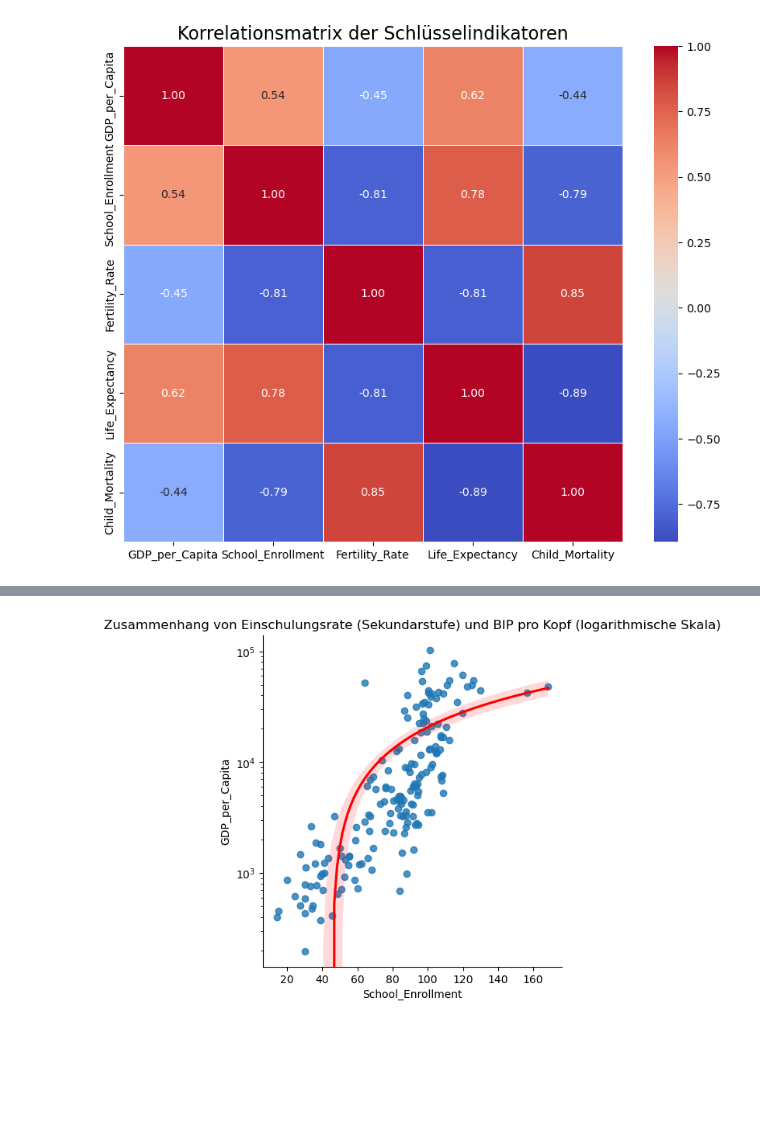
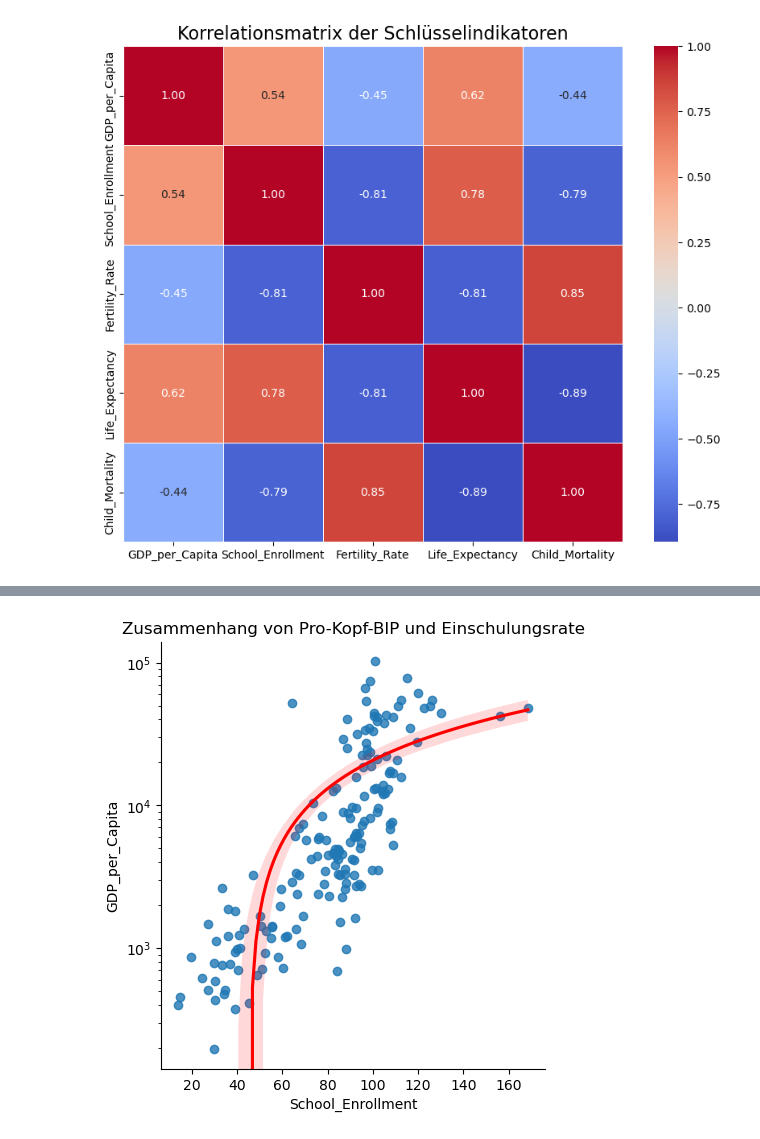
Before and after one commit to sandrosimmeth/DLBDBSC01, a Jupyter notebook: DLBDBSC01.ipynb, the cells around one changed output, grey strips where cells are left out. Cells and saved outputs as stored; diff of their text form; code cells hidden in the pictures; blank space fills up the shorter version.

```diff
--- a/DLBDBSC01.ipynb
+++ b/DLBDBSC01.ipynb
@@ -350,15 +350,15 @@ plt.show()
 # %%
 sns.lmplot(data=df_mean, x='School_Enrollment', y='GDP_per_Capita', height=5, line_kws={'color': 'red'}).ax.set_yscale('log')
-plt.title('Zusammenhang von Einschulungsrate (Sekundarstufe) und BIP pro Kopf (logarithmische Skala)')
+plt.title('Zusammenhang von Pro-Kopf-BIP und Einschulungsrate')
 
 plt.savefig(
     'school_vs_gdp_scatter_plot.png',
     dpi=300, # Auflösung in "dots per inch"
     bbox_inches='tight' # Schneidet überschüssigen weißen Rand ab
 )
 
 plt.show()
 # %% [output]
-[figure, old version]
+[figure, new version]
 # %%
 sns.lmplot(data=df_mean, x='Fertility_Rate', y='GDP_per_Capita', height=5, line_kws={'color': 'red'}).ax.set_yscale('log')
```
Also changed, not shown: parts of 19 cells of this notebook.
